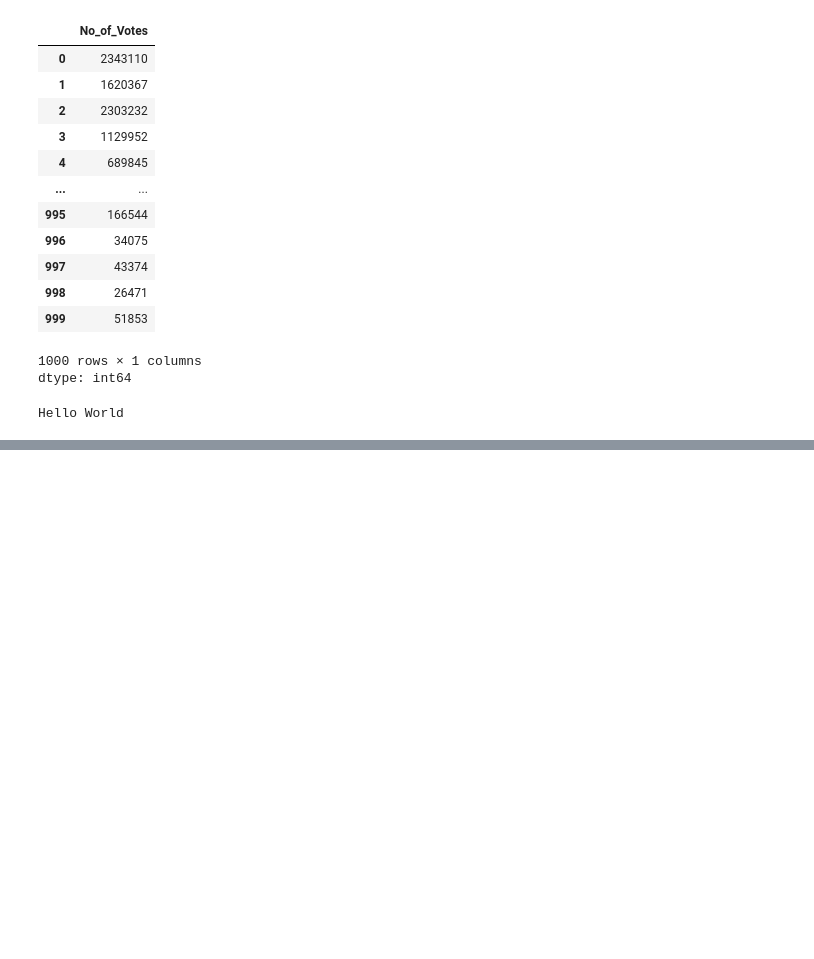
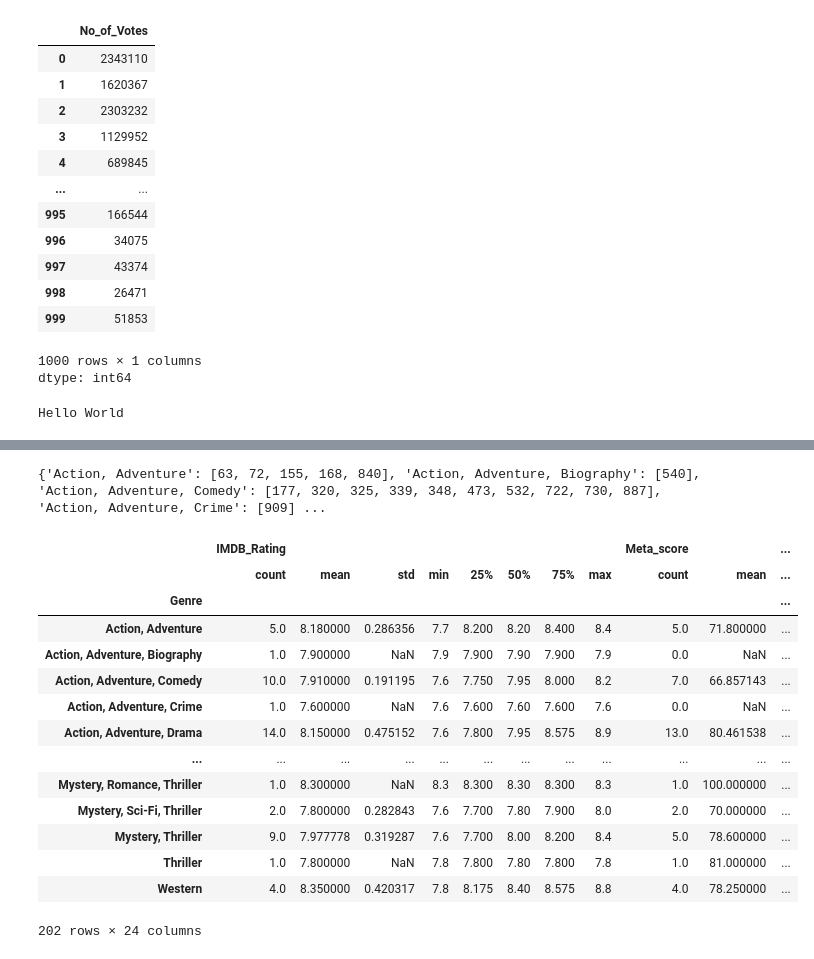
Before and after one commit to raj-coding1/EdaAnalysis, a Jupyter notebook: EDA_imdb.ipynb, the cells around one changed output, grey strips where cells are left out. Drawn from its saved outputs; the diff is of its cells as text; code cells hidden in the pictures; blank space fills up the shorter version.

```diff
--- a/EDA_imdb.ipynb
+++ b/EDA_imdb.ipynb
@@ -201,0 +306,2 @@ Hello World
+# %%
+genre = movies.groupby('Genre')
@@ -201,0 +336,22 @@ Hello World
+# %%
+genre.groups
+# %% [output]
+{'Action, Adventure': [63, 72, 155, 168, 840], 'Action, Adventure, Biography': [540], 'Action, Adventure, Comedy': [177, 320, 325, 339, 348, 473, 532, 722, 730, 887], 'Action, Adventure, Crime': [909] ...
+# %%
+genre.describe()
+# %% [output]
+|  | IMDB_Rating |  |  |  |  |  |  |  | Meta_score |  | ... |
+|  | count | mean | std | min | 25% | 50% | 75% | max | count | mean | ... |
+| Genre |  |  |  |  |  |  |  |  |  |  | ... |
+| Action, Adventure | 5.0 | 8.180000 | 0.286356 | 7.7 | 8.200 | 8.20 | 8.400 | 8.4 | 5.0 | 71.800000 | ... |
+| Action, Adventure, Biography | 1.0 | 7.900000 | NaN | 7.9 | 7.900 | 7.90 | 7.900 | 7.9 | 0.0 | NaN | ... |
+| Action, Adventure, Comedy | 10.0 | 7.910000 | 0.191195 | 7.6 | 7.750 | 7.95 | 8.000 | 8.2 | 7.0 | 66.857143 | ... |
+| Action, Adventure, Crime | 1.0 | 7.600000 | NaN | 7.6 | 7.600 | 7.60 | 7.600 | 7.6 | 0.0 | NaN | ... |
+| Action, Adventure, Drama | 14.0 | 8.150000 | 0.475152 | 7.6 | 7.800 | 7.95 | 8.575 | 8.9 | 13.0 | 80.461538 | ... |
+| ... | ... | ... | ... | ... | ... | ... | ... | ... | ... | ... | ... |
+| Mystery, Romance, Thriller | 1.0 | 8.300000 | NaN | 8.3 | 8.300 | 8.30 | 8.300 | 8.3 | 1.0 | 100.000000 | ... |
+| Mystery, Sci-Fi, Thriller | 2.0 | 7.800000 | 0.282843 | 7.6 | 7.700 | 7.80 | 7.900 | 8.0 | 2.0 | 70.000000 | ... |
+| Mystery, Thriller | 9.0 | 7.977778 | 0.319287 | 7.6 | 7.700 | 8.00 | 8.200 | 8.4 | 5.0 | 78.600000 | ... |
+| Thriller | 1.0 | 7.800000 | NaN | 7.8 | 7.800 | 7.80 | 7.800 | 7.8 | 1.0 | 81.000000 | ... |
+| Western | 4.0 | 8.350000 | 0.420317 | 7.8 | 8.175 | 8.40 | 8.575 | 8.8 | 4.0 | 78.250000 | ... |
+202 rows × 24 columns
```
Also changed, not shown: parts of 29 cells of this notebook.
